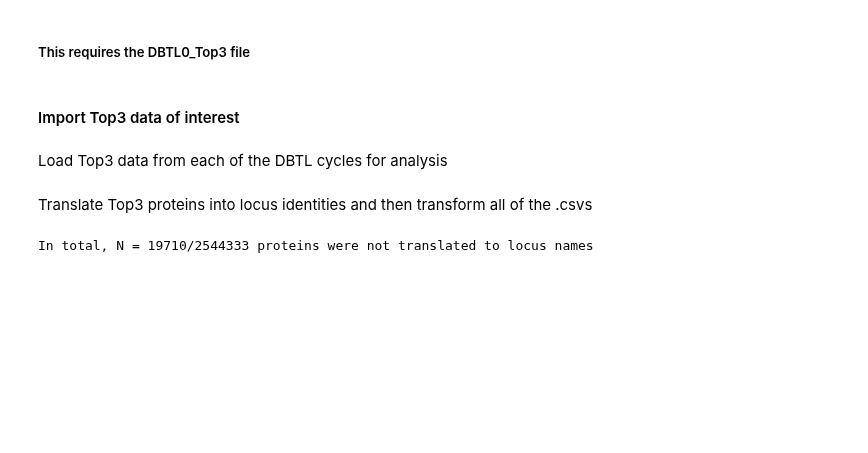
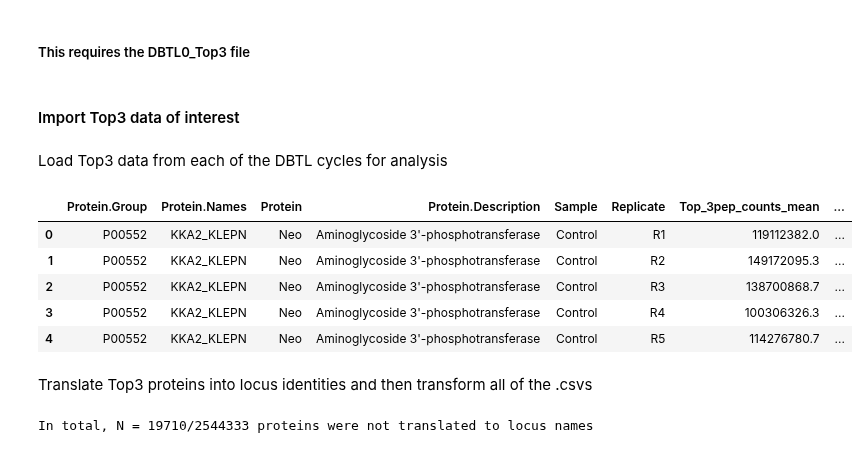
Before and after one commit to JBEI/Isoprenol_CRISPRi, a Jupyter notebook: 241219_CRISPRi_sgRNA/241219_Samples_Of_Interest.ipynb, the cells around one changed output. Saved outputs shown, nothing was run; the diff lists cells and outputs as text; code cells hidden in the pictures; blank space fills up the shorter version.

```diff
--- a/241219_CRISPRi_sgRNA/241219_Samples_Of_Interest.ipynb
+++ b/241219_CRISPRi_sgRNA/241219_Samples_Of_Interest.ipynb
@@ -18,6 +18,15 @@ filenames = [f'DBTL{i}.csv' for i in range(7)]
 # Load CSV files and concatenate into a single dataframe
 dataframes = [pd.read_csv(filename) for filename in filenames]
 combined_df = pd.concat(dataframes, ignore_index=True)
+# %%
+combined_df.head()
+# %% [output]
+|  | Protein.Group | Protein.Names | Protein | Protein.Description | Sample | Replicate | Top_3pep_counts_mean | ... |
+| 0 | P00552 | KKA2_KLEPN | Neo | Aminoglycoside 3'-phosphotransferase | Control | R1 | 119112382.0 | ... |
+| 1 | P00552 | KKA2_KLEPN | Neo | Aminoglycoside 3'-phosphotransferase | Control | R2 | 149172095.3 | ... |
+| 2 | P00552 | KKA2_KLEPN | Neo | Aminoglycoside 3'-phosphotransferase | Control | R3 | 138700868.7 | ... |
+| 3 | P00552 | KKA2_KLEPN | Neo | Aminoglycoside 3'-phosphotransferase | Control | R4 | 100306326.3 | ... |
+| 4 | P00552 | KKA2_KLEPN | Neo | Aminoglycoside 3'-phosphotransferase | Control | R5 | 114276780.7 | ... |
 # %% [markdown]
 Translate Top3 proteins into locus identities and then transform all of the .csvs
 # %%
```
Also changed, not shown: parts of 12 cells of this notebook, 3 other files.
